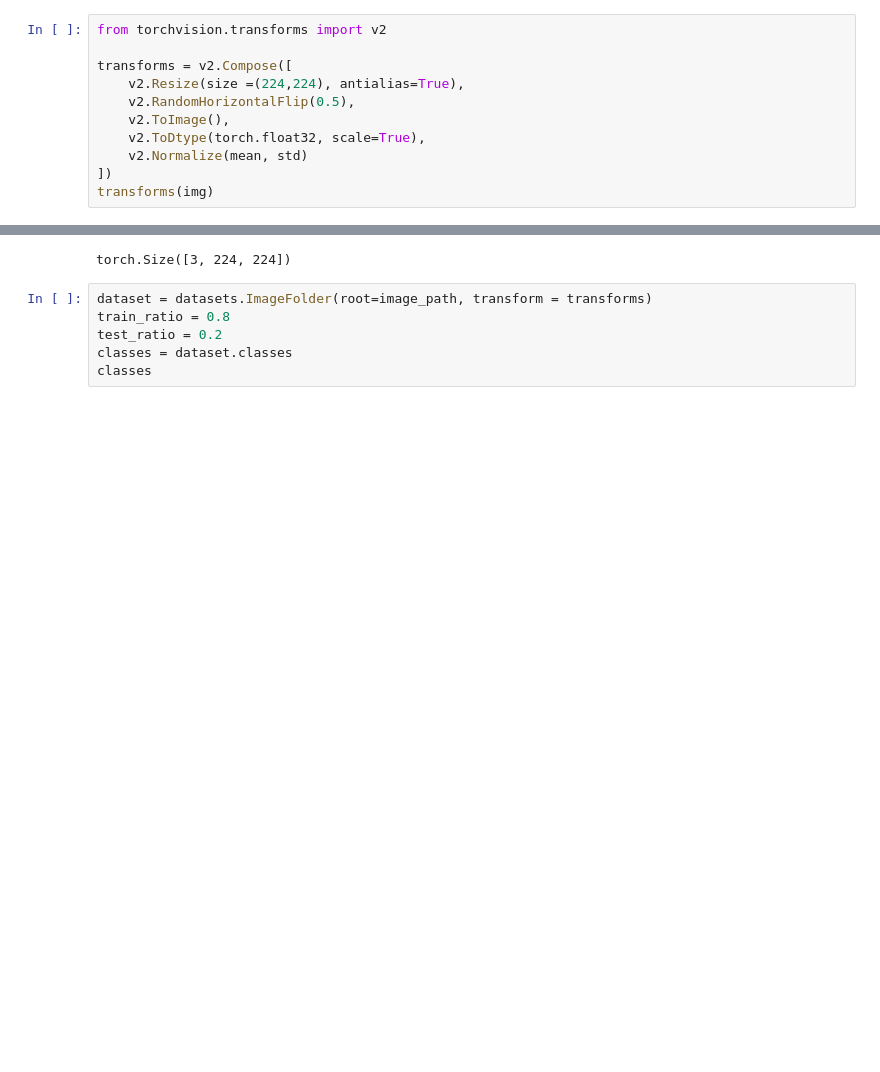
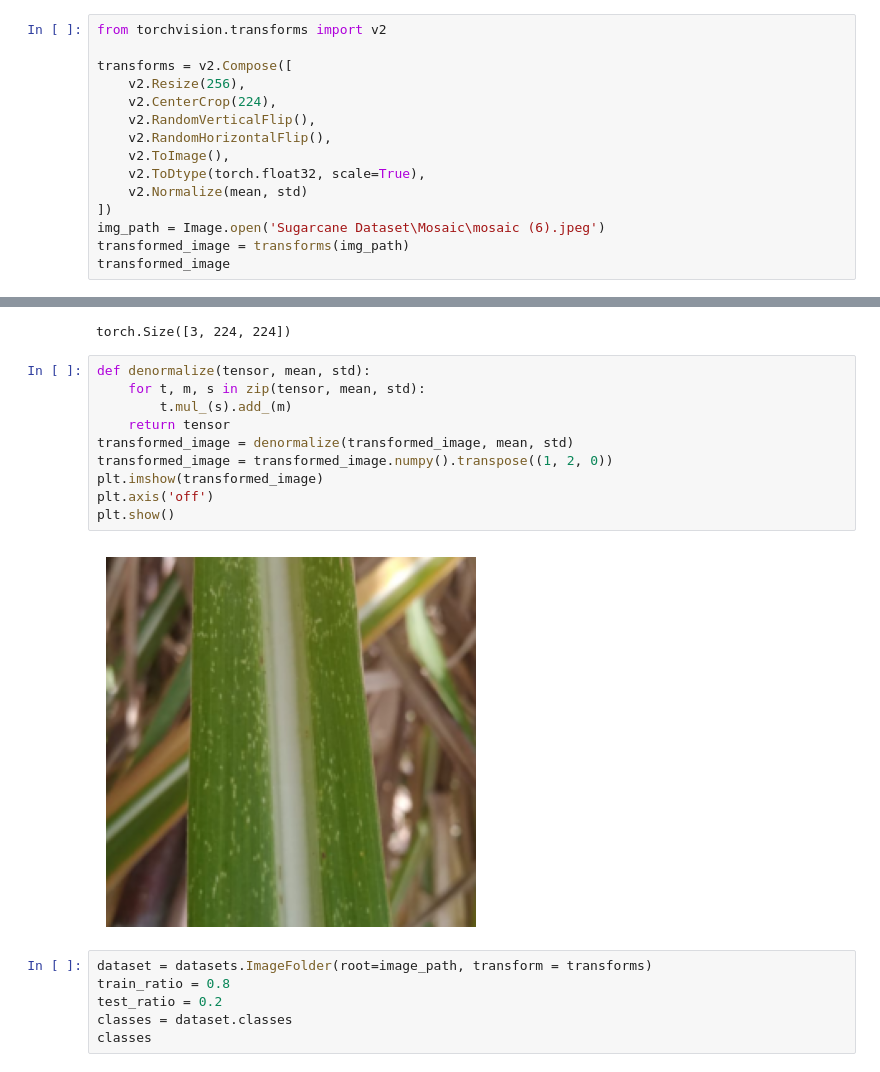
Before and after one commit to MayukhTunga/SugarCane-Disease-Prediction, a Jupyter notebook: train.ipynb, the cells around one changed output, grey strips where cells are left out. Cells and saved outputs as stored; diff of their text form; blank space fills up the shorter version.

```diff
--- a/train.ipynb
+++ b/train.ipynb
@@ -91,11 +91,15 @@ Transforming Data
 from torchvision.transforms import v2
 
 transforms = v2.Compose([
-    v2.Resize(size =(224,224), antialias=True),
-    v2.RandomHorizontalFlip(0.5),
+    v2.Resize(256),
+    v2.CenterCrop(224),
+    v2.RandomVerticalFlip(),
+    v2.RandomHorizontalFlip(),
     v2.ToImage(),
     v2.ToDtype(torch.float32, scale=True),
     v2.Normalize(mean, std)
 ])
-transforms(img)
+img_path = Image.open('Sugarcane Dataset\Mosaic\mosaic (6).jpeg')
+transformed_image = transforms(img_path)
+transformed_image
 # %% [output]
@@ -120,6 +124,18 @@ Image([[[-0.4478, -0.2679, -0.0879,  ..., -0.2679, -0.4028, -0.5603],
 transforms(img).shape
 # %% [output]
 torch.Size([3, 224, 224])
+# %%
+def denormalize(tensor, mean, std):
+    for t, m, s in zip(tensor, mean, std):
+        t.mul_(s).add_(m)
+    return tensor
+transformed_image = denormalize(transformed_image, mean, std)
+transformed_image = transformed_image.numpy().transpose((1, 2, 0))
+plt.imshow(transformed_image)
+plt.axis('off')
+plt.show()
+# %% [output]
+[figure, added]
 # %%
 dataset = datasets.ImageFolder(root=image_path, transform = transforms)
 train_ratio = 0.8
```
Also changed, not shown: parts of 12 cells of this notebook, 1 other file.
